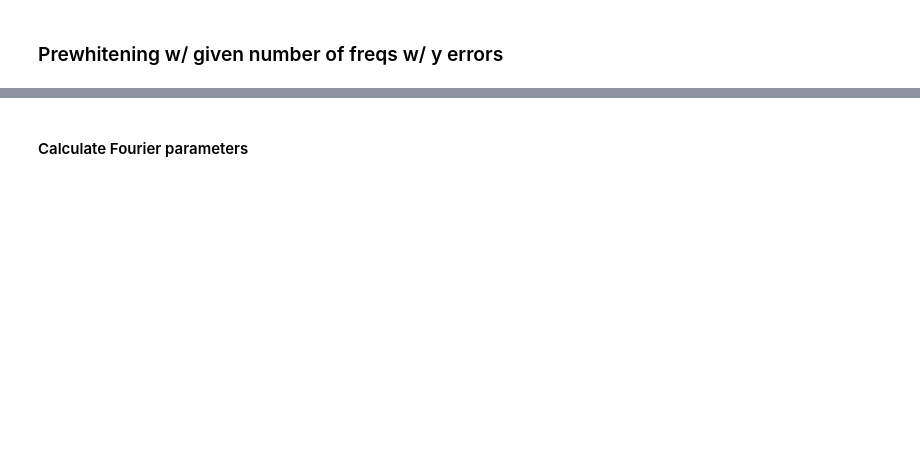
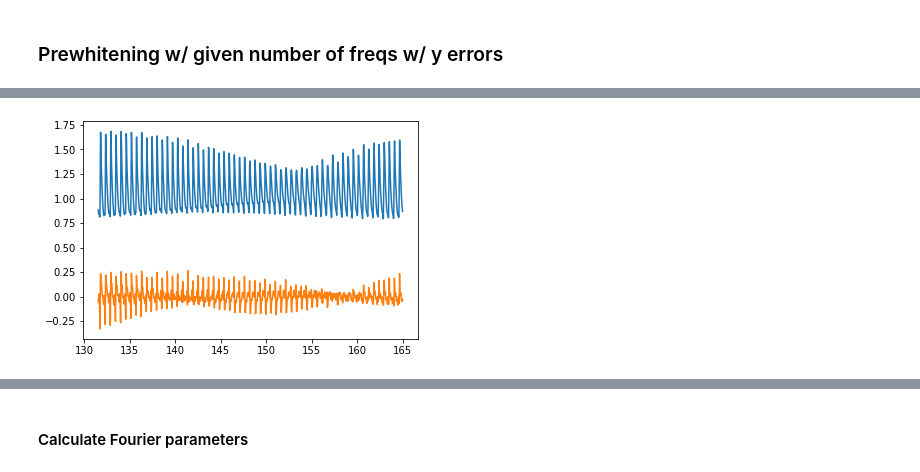
Before and after one commit to konkolyseismolab/seismolab, a Jupyter notebook: get_fourier_parameters/get_fourier_params.ipynb, the cells around one changed output, grey strips where cells are left out. Drawn from its saved outputs; the diff is of its cells as text; code cells hidden in the pictures; blank space fills up the shorter version.

```diff
--- a/get_fourier_parameters/get_fourier_params.ipynb
+++ b/get_fourier_parameters/get_fourier_params.ipynb
@@ -427,8 +557,9 @@ fitter = FourierFitter()
 # %%
 %%time
 # Do the Fourier calculation and fitting w/out bootstrap error estimation
-nfreq = 3
-pfit,err = fitter.fit_freqs( t,y, yerr,
+
+nfreq = 3  # Set to e.g. 9999 to fit all harmonics
+pfit,err = fitter.fit_freqs( t,y, error=yerr,
                              nfreq = nfreq,
                              plotting = False,
                              minimum_frequency=None,
@@ -443,3 +574,12 @@ Wall time: 72.5 ms
+# %%
+# Get residual light curve if needed
+t, resy, err = fitter.get_residual()
+
+plt.plot(t,y)
+plt.plot(t,resy)
+plt.show()
+# %% [output]
+[figure, added]
 # %%
 %%time
 # Do the Fourier calculation and fitting w/ bootstrap error estimation
```
Also changed, not shown: parts of 11 cells of this notebook.
